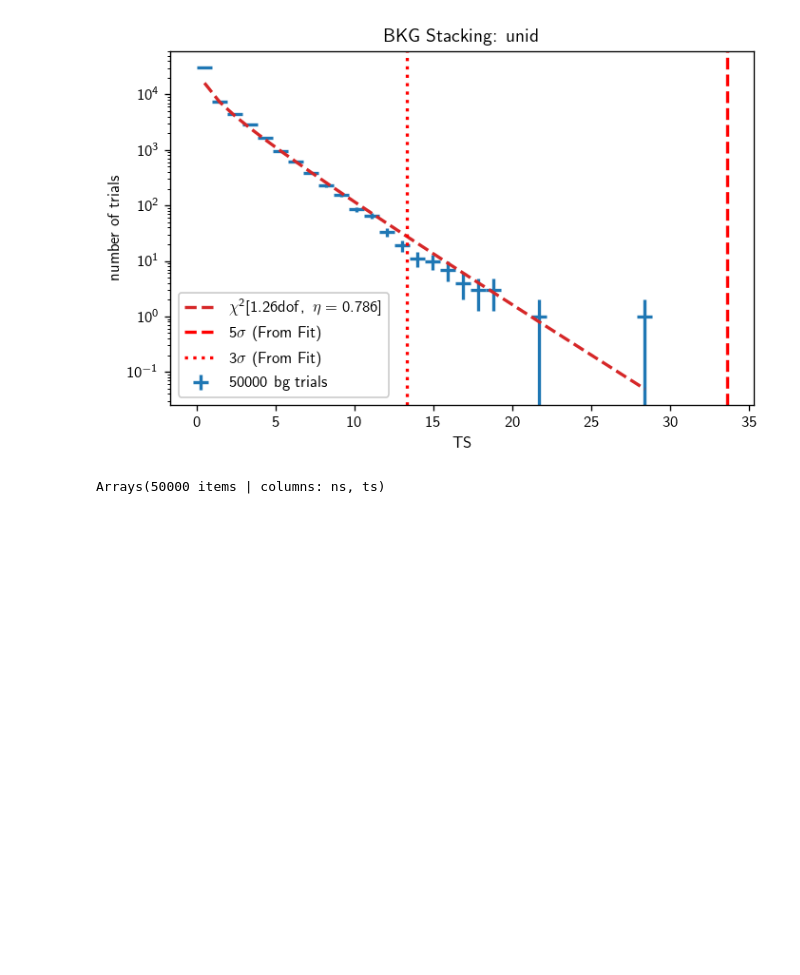
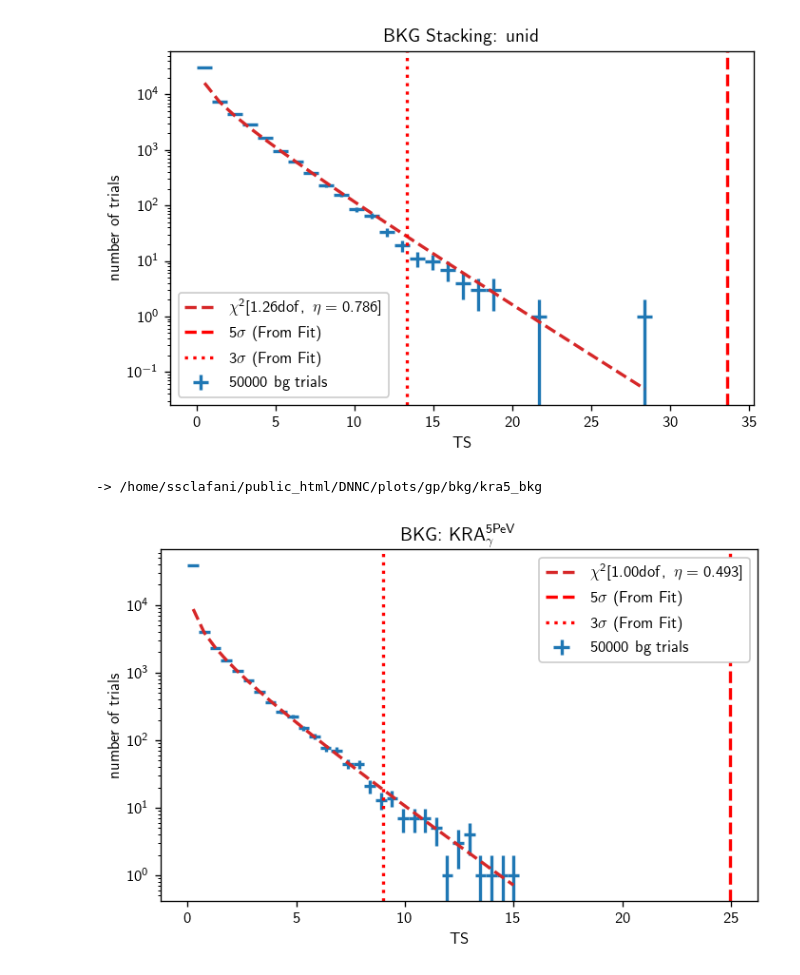
Before and after one commit to ssclafani949/DNNCascade, a Jupyter notebook: plotting/bkg_plots.ipynb, the cells around one changed output. Drawn from its saved outputs; the diff is of its cells as text; code cells hidden in the pictures; blank space fills up the shorter version.

Commit message:
Add New Plots

```diff
--- a/plotting/bkg_plots.ipynb
+++ b/plotting/bkg_plots.ipynb
@@ -99,7 +91,36 @@ plot_stacking_bkg('unid')
 #Templates / GP
 # %%
 temp_bkg =  np.load(base_dir + 'gp/gp.dict', allow_pickle=True)
-# %%
-temp_bkg['fermibubbles']['poisson']['cutoff'][np.inf]['nsig'][0.0]
-# %% [output]
-Arrays(50000 items | columns: ns, ts)
+# %%
+def plot_gp_bkg(temp):
+
+    b = cy.dists.Chi2TSD(temp_bkg[temp]['poisson']['nsig'][0.0])
+    if temp == 'kra5':
+        temp_print = 'KRA$_\gamma^{5 \sf{PeV}}$'
+    elif temp == 'kra50':
+        temp_print = 'KRA$_\gamma^{50 \sf{PeV}}$'
+    elif temp == 'pi0':
+        temp_print = 'Fermi $\pi^0$'
+    title = 'BKG: {}'.format(temp_print)
+
+    fig, ax = plt.subplots()
+    h = b.get_hist(bins=30)
+    hl.plot1d(ax, h, crosses=True,
+              label='{} bg trials'.format(b.n_total))
+    x = h.centers[0]
+    norm = h.integrate().values
+    ax.semilogy(x, norm * b.pdf(x), lw=2, ls='--',
+                label=r'$\chi^2[{:.2f}\sf{{dof}},\ \eta={:.3f}]$'.format(b.ndof, b.eta))
+    ax.set_xlabel(r'TS')
+    ax.set_ylabel(r'number of trials')
+    ax.set_title(title)
+    ax.axvline(b.isf_nsigma(5), c='r', ls = '--', label='5$\sigma$ (From Fit)')
+    ax.axvline(b.isf_nsigma(3), c='r', ls = ':', label='3$\sigma$ (From Fit)')
+    ax.legend()
+    plt.tight_layout()
+    cy.plotting.saving(cy.utils.ensure_dir(plot_dir + 'gp/bkg'), '{}_bkg'.format(temp))
+# %%
+plot_gp_bkg('kra5')
+# %% [output]
+-> /home/ssclafani/public_html/DNNC/plots/gp/bkg/kra5_bkg
+[figure, added]
```
Also changed, not shown: parts of 12 cells of this notebook, 3 other files.
